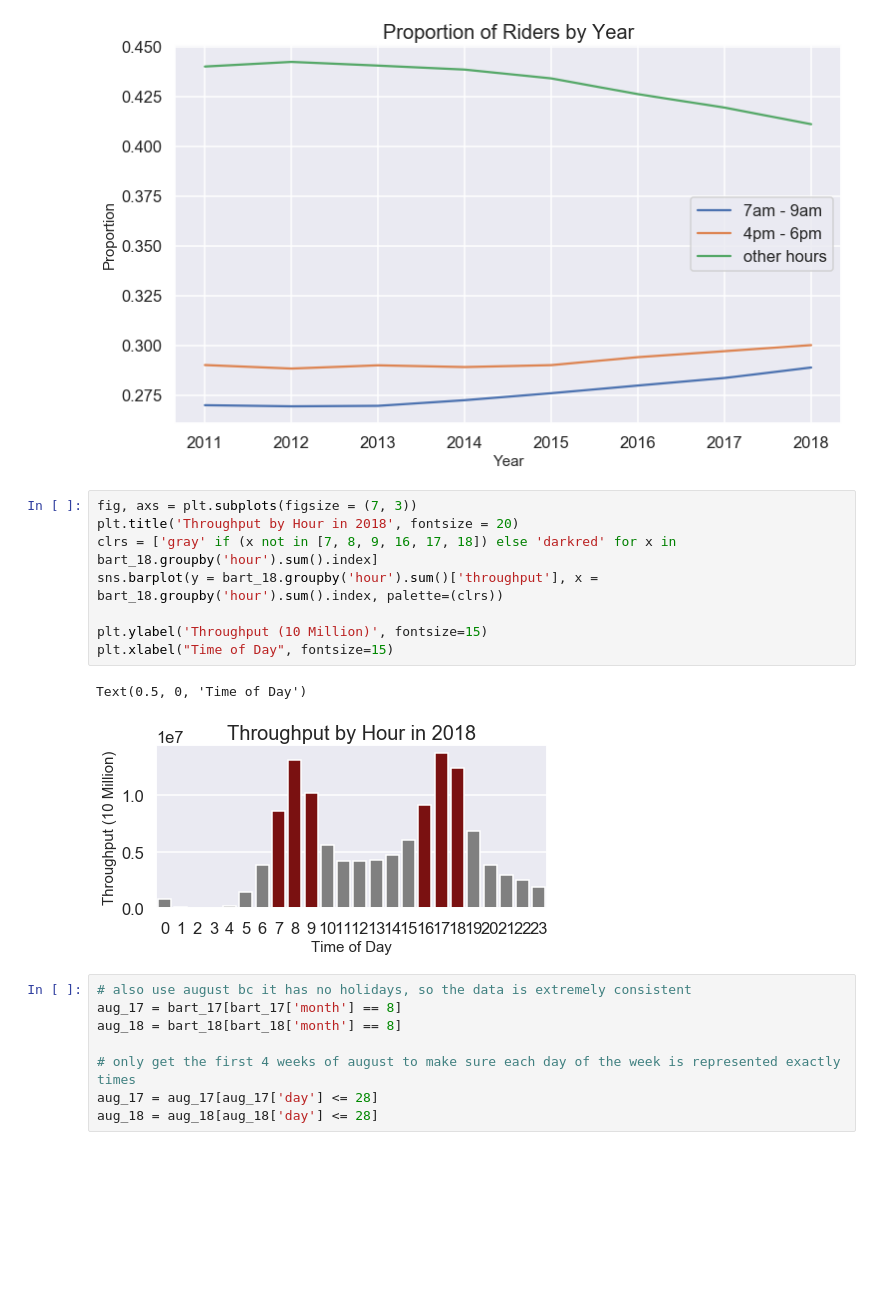
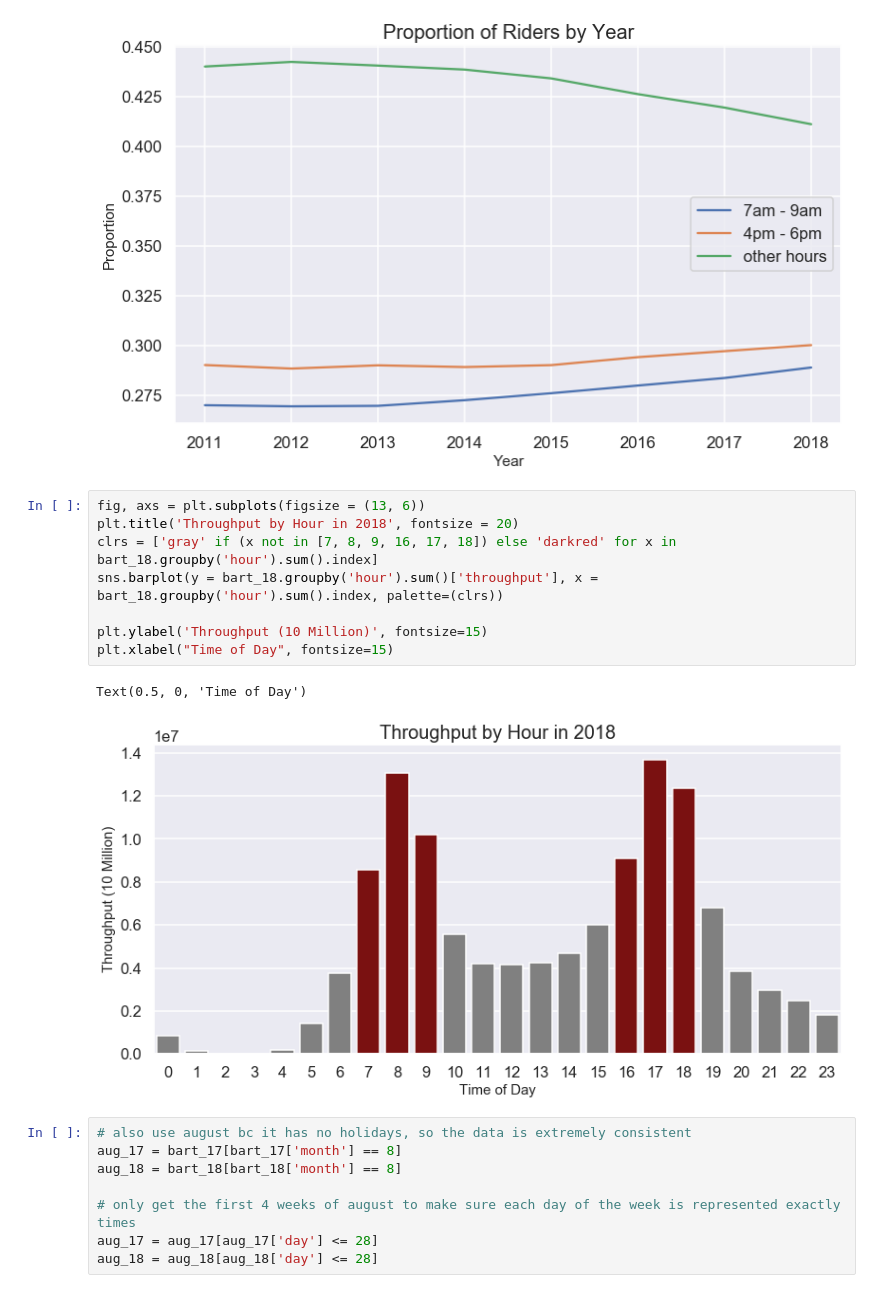
Before and after one commit to Joshua-Chan/bart_analysis, a Jupyter notebook: bart.ipynb, the cells around one changed output. Cells and saved outputs as stored; diff of their text form; blank space fills up the shorter version.

```diff
--- a/bart.ipynb
+++ b/bart.ipynb
@@ -199,16 +224,16 @@ plt.xlabel("Year", fontsize=15)
 Text(0.5, 0, 'Year')
 [figure]
 # %%
-fig, axs = plt.subplots(figsize = (7, 3))
+fig, axs = plt.subplots(figsize = (13, 6))
 plt.title('Throughput by Hour in 2018', fontsize = 20)
 clrs = ['gray' if (x not in [7, 8, 9, 16, 17, 18]) else 'darkred' for x in bart_18.groupby('hour').sum().index]
 sns.barplot(y = bart_18.groupby('hour').sum()['throughput'], x = bart_18.groupby('hour').sum().index, palette=(clrs))
 
 plt.ylabel('Throughput (10 Million)', fontsize=15)
 plt.xlabel("Time of Day", fontsize=15)
 # %% [output]
 Text(0.5, 0, 'Time of Day')
-[figure, old version]
+[figure, new version]
 # %%
 # also use august bc it has no holidays, so the data is extremely consistent
 aug_17 = bart_17[bart_17['month'] == 8]
```
Also changed, not shown: parts of 51 cells of this notebook.
